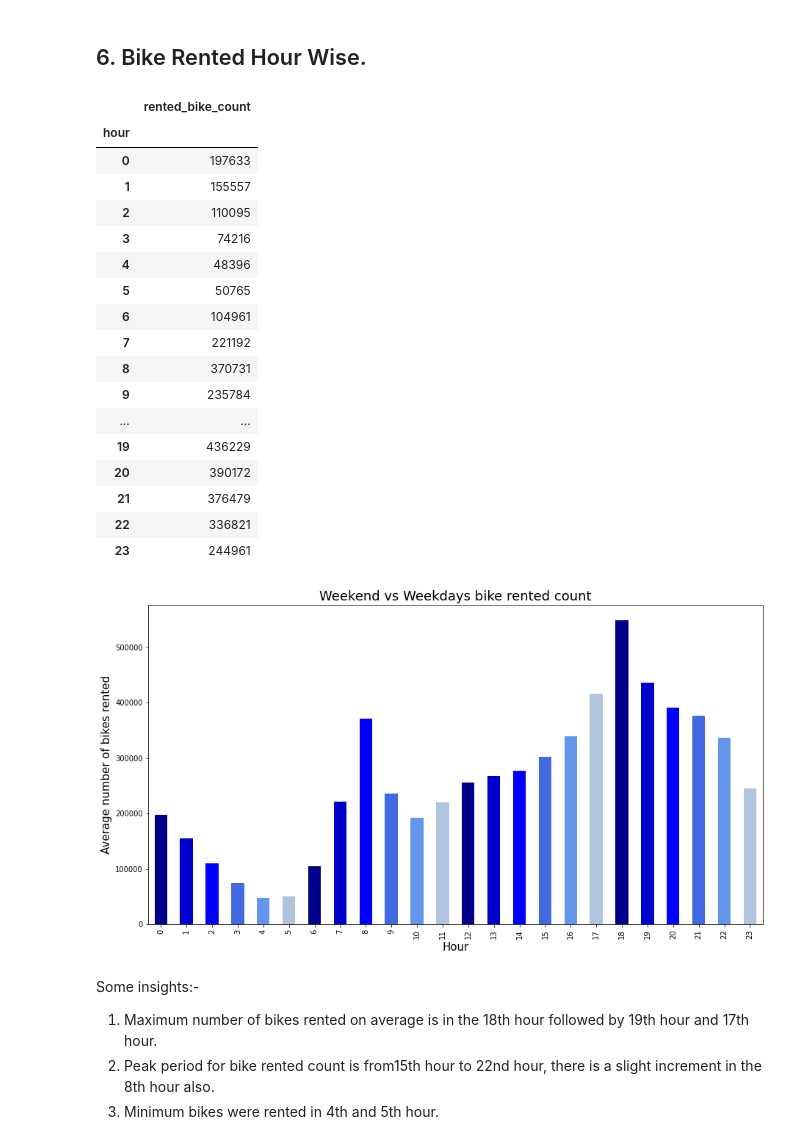
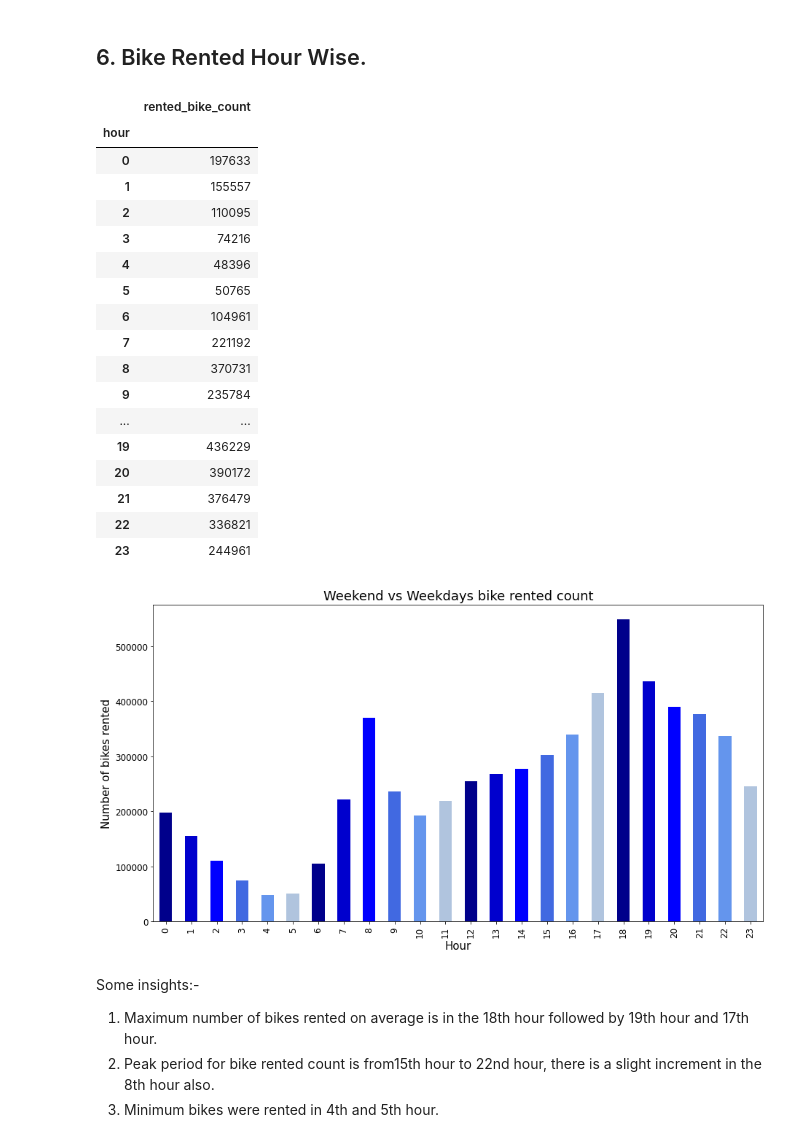
Before and after one commit to Samarjeet-singh-chhabra/LR-Bike-Sharing-Demand-Prediction, a Jupyter notebook: PERSONAL_NOTEBOOK_|_CP_2_|_BIKE_SHARING_DEMAND_PREDICTION_|_SAMARJEET.ipynb, the cells around one changed output. Drawn from its saved outputs; the diff is of its cells as text; code cells hidden in the pictures.

```diff
--- a/PERSONAL_NOTEBOOK_|_CP_2_|_BIKE_SHARING_DEMAND_PREDICTION_|_SAMARJEET.ipynb
+++ b/PERSONAL_NOTEBOOK_|_CP_2_|_BIKE_SHARING_DEMAND_PREDICTION_|_SAMARJEET.ipynb
@@ -439,35 +446,35 @@ Some insights:-
 # %%
 # Creating data set which has all features grouped by accordind to hour
 
 hour_eda=bike_df.groupby('hour').sum()
 
 # Plotting graph
 hour_eda['rented_bike_count'].plot(kind='bar',figsize=(15,8) ,fontsize=12, color=['darkblue','mediumblue', 'blue', 'royalblue', 'cornflowerblue', 'lightsteelblue'])
 plt.title('Weekend vs Weekdays bike rented count',fontsize=18)
 plt.xlabel("Hour", fontsize= 15)
-plt.ylabel("Average number of bikes rented", fontsize= 15)
+plt.ylabel("Number of bikes rented", fontsize= 15)
 
 hour_eda[hour_eda.columns[0:1]]
 # %% [output]
 |  | rented_bike_count |
 | hour |  |
 | 0 | 197633 |
 | 1 | 155557 |
 | 2 | 110095 |
 | 3 | 74216 |
 | 4 | 48396 |
 | 5 | 50765 |
 | 6 | 104961 |
 | 7 | 221192 |
 | 8 | 370731 |
 | 9 | 235784 |
 | ... | ... |
 | 19 | 436229 |
 | 20 | 390172 |
 | 21 | 376479 |
 | 22 | 336821 |
 | 23 | 244961 |
-[figure, old version]
+[figure, new version]
 # %% [markdown]
 Some insights:-
 1. Maximum number of bikes rented on average is in the 18th hour followed by 19th hour and 17th hour.
```
Also changed, not shown: parts of 74 cells of this notebook.
